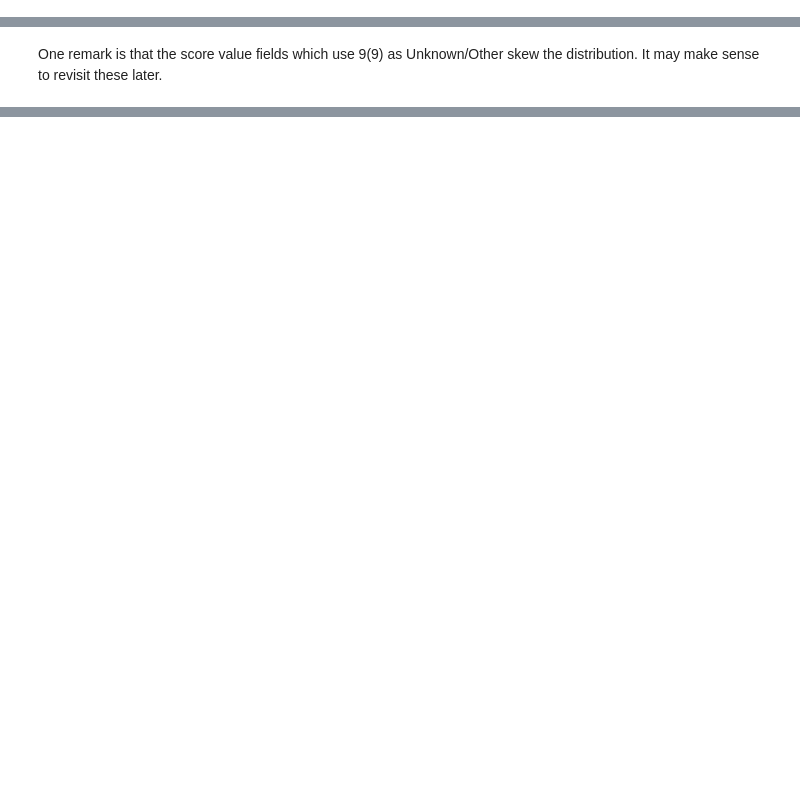
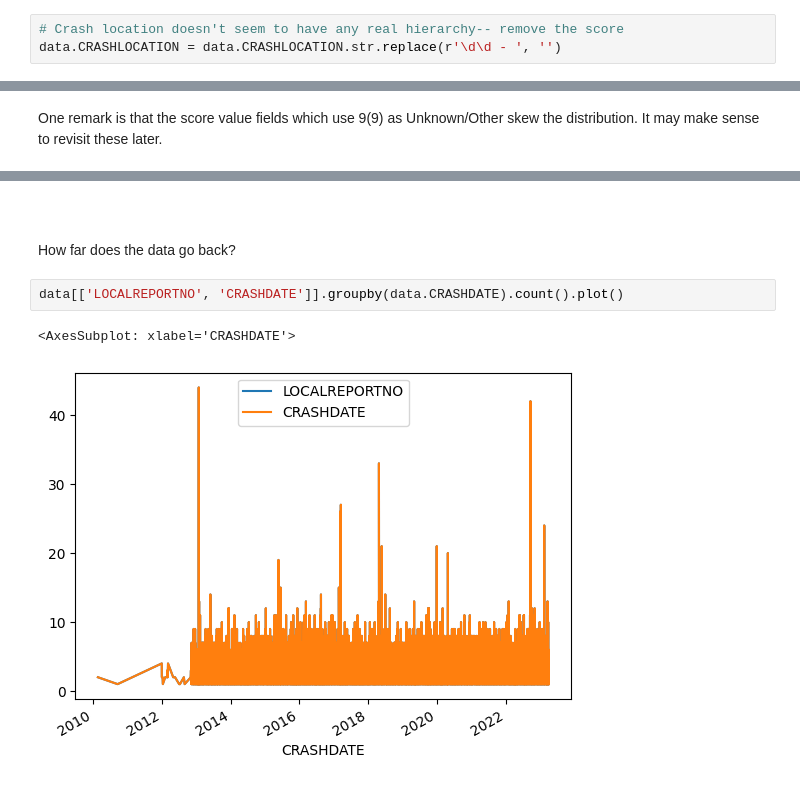
Before and after one commit to erntan/traffic_cincy, a Jupyter notebook: 00_crash_data.ipynb, the cells around one changed output, grey strips where cells are left out. Saved outputs shown, nothing was run; the diff lists cells and outputs as text; blank space fills up the shorter version.

Commit message:
Some data validation.

```diff
--- a/00_crash_data.ipynb
+++ b/00_crash_data.ipynb
@@ -111,6 +111,9 @@ data[['MANNEROFCRASH', 'MANNEROFCRASHDESCR']] = data.MANNEROFCRASH.str.split(pat
 data.MANNEROFCRASH = data.MANNEROFCRASH.astype('Int64')
 
 data[['TYPEOFPERSON','TYPEOFPERSONDESCR']] = data.TYPEOFPERSON.str.split(pat=' - ', expand=True)
+# %%
+# Crash location doesn't seem to have any real hierarchy-- remove the score
+data.CRASHLOCATION = data.CRASHLOCATION.str.replace(r'\d\d - ', '')
 # %% [markdown]
 Some fields are more complicated than a simple string split. These fields are:
 - `GENDER`: Some values have a code and a description, others just a description.
@@ -303,0 +368,9 @@ data.iloc[0:5, 30:40]
+# %% [markdown]
+###
+# %% [markdown]
+How far does the data go back?
+# %%
+data[['LOCALREPORTNO', 'CRASHDATE']].groupby(data.CRASHDATE).count().plot()
+# %% [output]
+<AxesSubplot: xlabel='CRASHDATE'>
+[figure, added]
```
Also changed, not shown: parts of 7 cells of this notebook.
